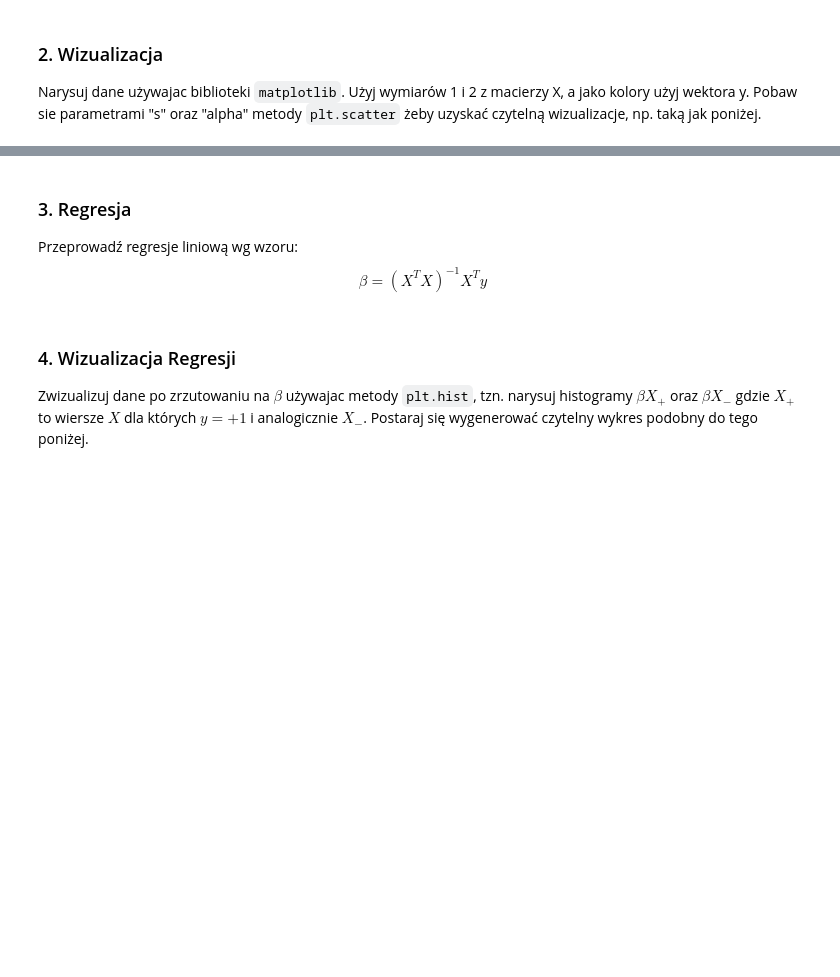
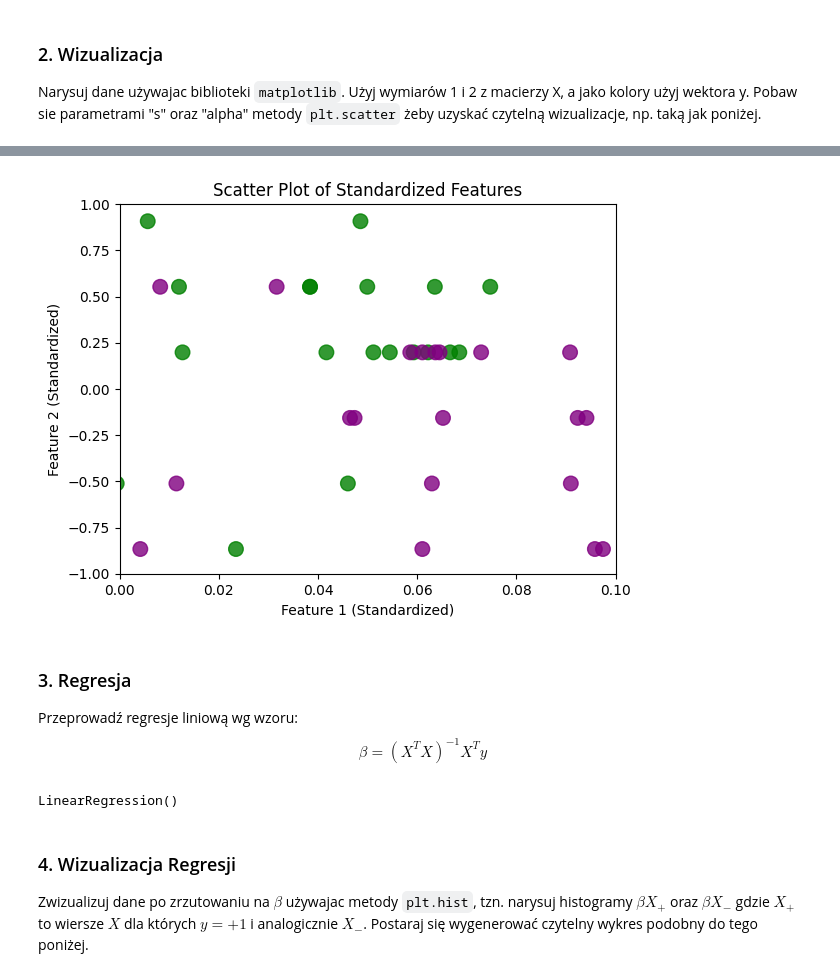
Before and after one commit to sit3kk/Effective_python_solutions, a Jupyter notebook: lab13.ipynb, the cells around one changed output, grey strips where cells are left out. Saved outputs shown, nothing was run; the diff lists cells and outputs as text; code cells hidden in the pictures; blank space fills up the shorter version.

```diff
--- a/lab13.ipynb
+++ b/lab13.ipynb
@@ -26,3 +24,12 @@ import numpy as np
+# %%
+import numpy as np
+
+X_mean = X.mean(axis=0)
+X_std = X.std(axis=0)
+X_standardized = (X - X_mean) / X_std
+
+
+y_binary = np.where(y == 2, -1, 1)
 # %% [markdown]
 ### 2. Wizualizacja
 Narysuj dane używajac biblioteki `matplotlib`. Użyj wymiarów 1 i 2 z macierzy X, a jako kolory użyj wektora y. Pobaw sie parametrami "s" oraz "alpha" metody `plt.scatter` żeby uzyskać czytelną wizualizacje, np. taką jak poniżej.
@@ -34,3 +38,24 @@ import matplotlib.pyplot as plt
+# %%
+%matplotlib inline
+import matplotlib.pyplot as plt
+
+
+x_axis = X_standardized[:, 0]
+y_axis = X_standardized[:, 1]
+colors = np.where(y_binary == -1, 'purple', 'green')
+
+plt.scatter(x_axis, y_axis, s=210, c=colors, alpha=0.8)
+
+plt.xlim(0, 0.1)
+plt.ylim(-1, 1)
+
+plt.xlabel('Feature 1 (Standardized)')
+plt.ylabel('Feature 2 (Standardized)')
+plt.title('Scatter Plot of Standardized Features')
+
+plt.show()
+# %% [output]
+[figure, added]
 # %% [markdown]
 ### 3. Regresja
 
@@ -38,6 +63,13 @@ Przeprowadź regresje liniową wg wzoru:
 $$
 \beta = (X^TX)^{-1}X^Ty
 $$
+# %%
+from sklearn.linear_model import LinearRegression
+
+model = LinearRegression()
+model.fit(X, y)
+# %% [output]
+LinearRegression()
 # %% [markdown]
 ### 4. Wizualizacja Regresji
 
```
Also changed, not shown: parts of 4 cells of this notebook.
